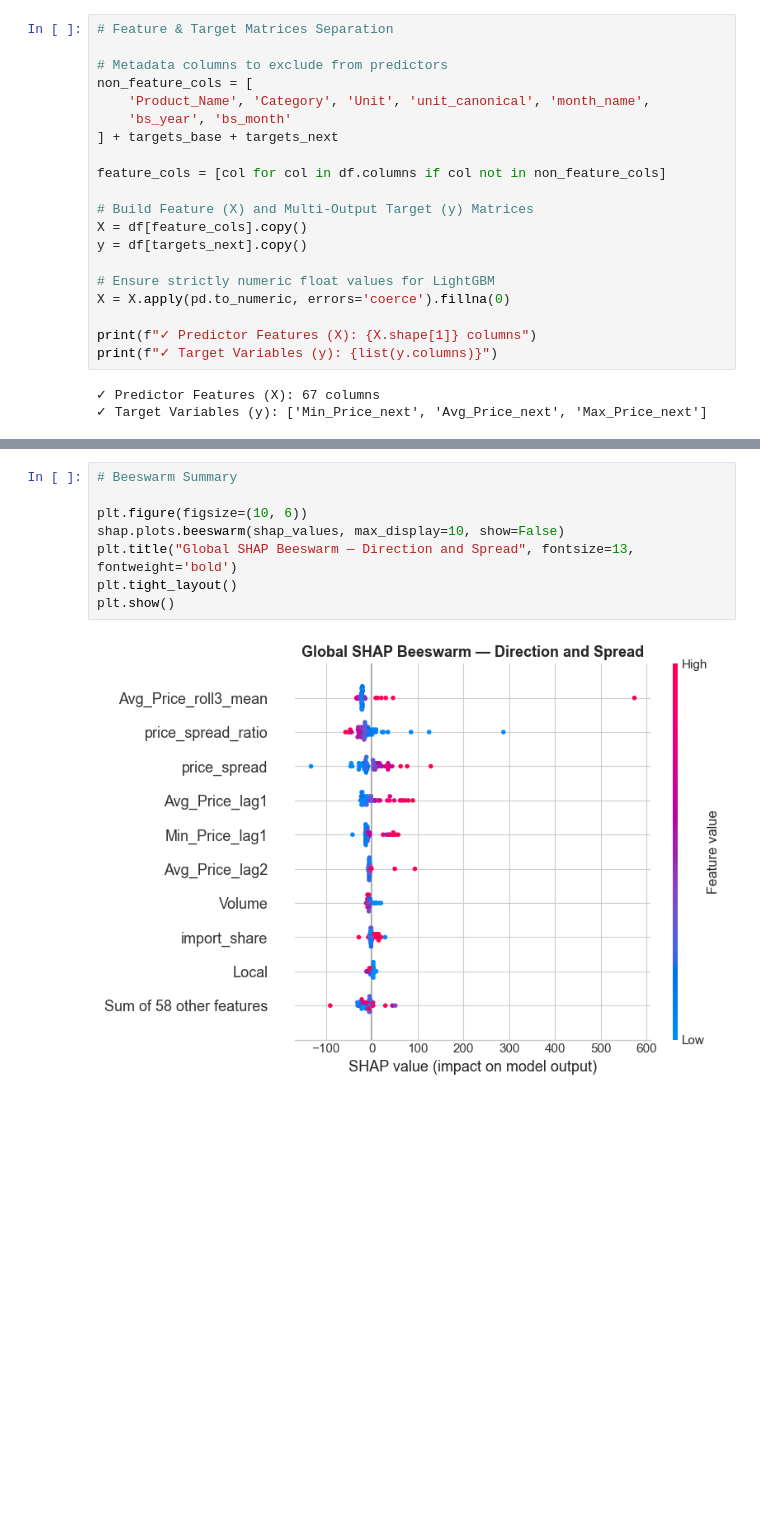
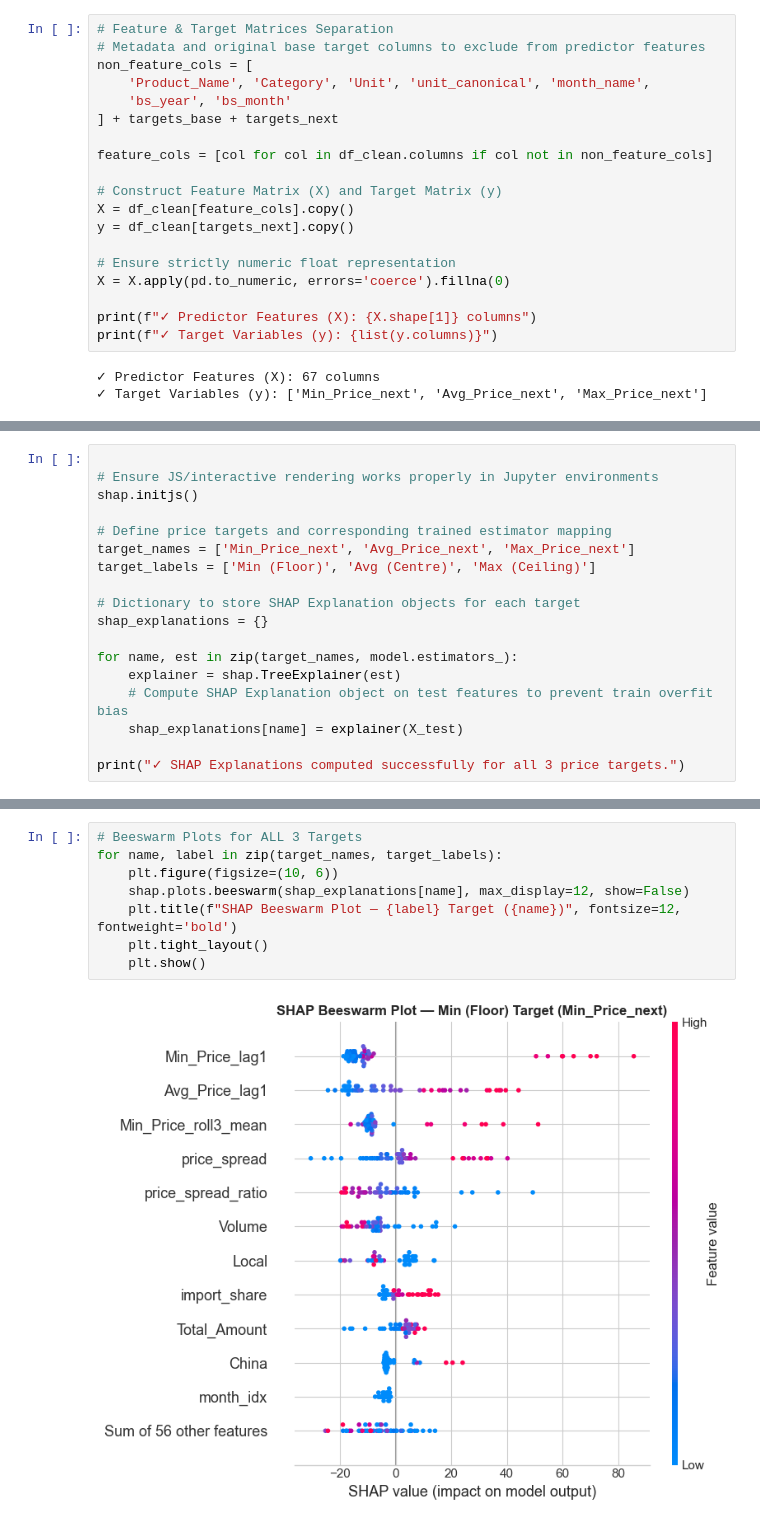
Before and after one commit to Sristy09/Multi-Target-Price-Forecasting, a Jupyter notebook: 06_shap_and_lightgbm_forecasting.ipynb, the cells around one changed output, grey strips where cells are left out. Cells and saved outputs as stored; diff of their text form; blank space fills up the shorter version.

```diff
--- a/06_shap_and_lightgbm_forecasting.ipynb
+++ b/06_shap_and_lightgbm_forecasting.ipynb
@@ -59,19 +58,18 @@ print(f"✓ Cleaned dataset for next-month forecasting shape: {df.shape}")
 # %%
 # Feature & Target Matrices Separation
-
-# Metadata columns to exclude from predictors
+# Metadata and original base target columns to exclude from predictor features
 non_feature_cols = [
     'Product_Name', 'Category', 'Unit', 'unit_canonical', 'month_name',
     'bs_year', 'bs_month'
 ] + targets_base + targets_next
 
-feature_cols = [col for col in df.columns if col not in non_feature_cols]
+feature_cols = [col for col in df_clean.columns if col not in non_feature_cols]
 
-# Build Feature (X) and Multi-Output Target (y) Matrices
-X = df[feature_cols].copy()
-y = df[targets_next].copy()
+# Construct Feature Matrix (X) and Target Matrix (y)
+X = df_clean[feature_cols].copy()
+y = df_clean[targets_next].copy()
 
-# Ensure strictly numeric float values for LightGBM
+# Ensure strictly numeric float representation
 X = X.apply(pd.to_numeric, errors='coerce').fillna(0)
 
 print(f"✓ Predictor Features (X): {X.shape[1]} columns")
@@ -207,0 +205,18 @@ Max_Price_next     44.63         24.63      71.65
+# %%
+
+# Ensure JS/interactive rendering works properly in Jupyter environments
+shap.initjs()
+
+# Define price targets and corresponding trained estimator mapping
+target_names = ['Min_Price_next', 'Avg_Price_next', 'Max_Price_next']
+target_labels = ['Min (Floor)', 'Avg (Centre)', 'Max (Ceiling)']
+
+# Dictionary to store SHAP Explanation objects for each target
+shap_explanations = {}
+
+for name, est in zip(target_names, model.estimators_):
+    explainer = shap.TreeExplainer(est)
+    # Compute SHAP Explanation object on test features to prevent train overfit bias
+    shap_explanations[name] = explainer(X_test)
+
+print("✓ SHAP Explanations computed successfully for all 3 price targets.")
@@ -221,10 +234,10 @@ plt.show()
 # %%
-# Beeswarm Summary
-
-plt.figure(figsize=(10, 6))
-shap.plots.beeswarm(shap_values, max_display=10, show=False)
-plt.title("Global SHAP Beeswarm — Direction and Spread", fontsize=13, fontweight='bold')
-plt.tight_layout()
-plt.show()
+# Beeswarm Plots for ALL 3 Targets
+for name, label in zip(target_names, target_labels):
+    plt.figure(figsize=(10, 6))
+    shap.plots.beeswarm(shap_explanations[name], max_display=12, show=False)
+    plt.title(f"SHAP Beeswarm Plot — {label} Target ({name})", fontsize=12, fontweight='bold')
+    plt.tight_layout()
+    plt.show()
 # %% [output]
-[figure, old version]
+[figure, new version]
```
Also changed, not shown: parts of 16 cells of this notebook, 4 other files.
